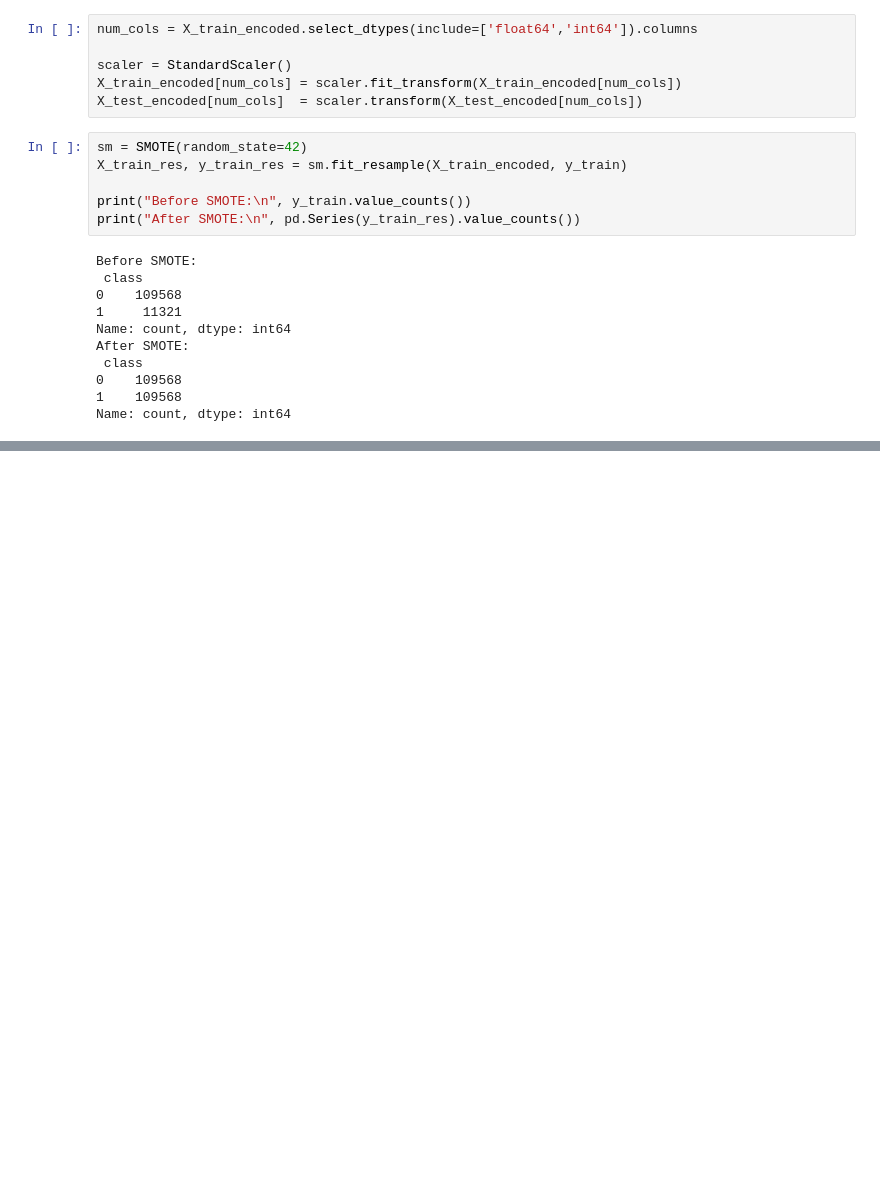
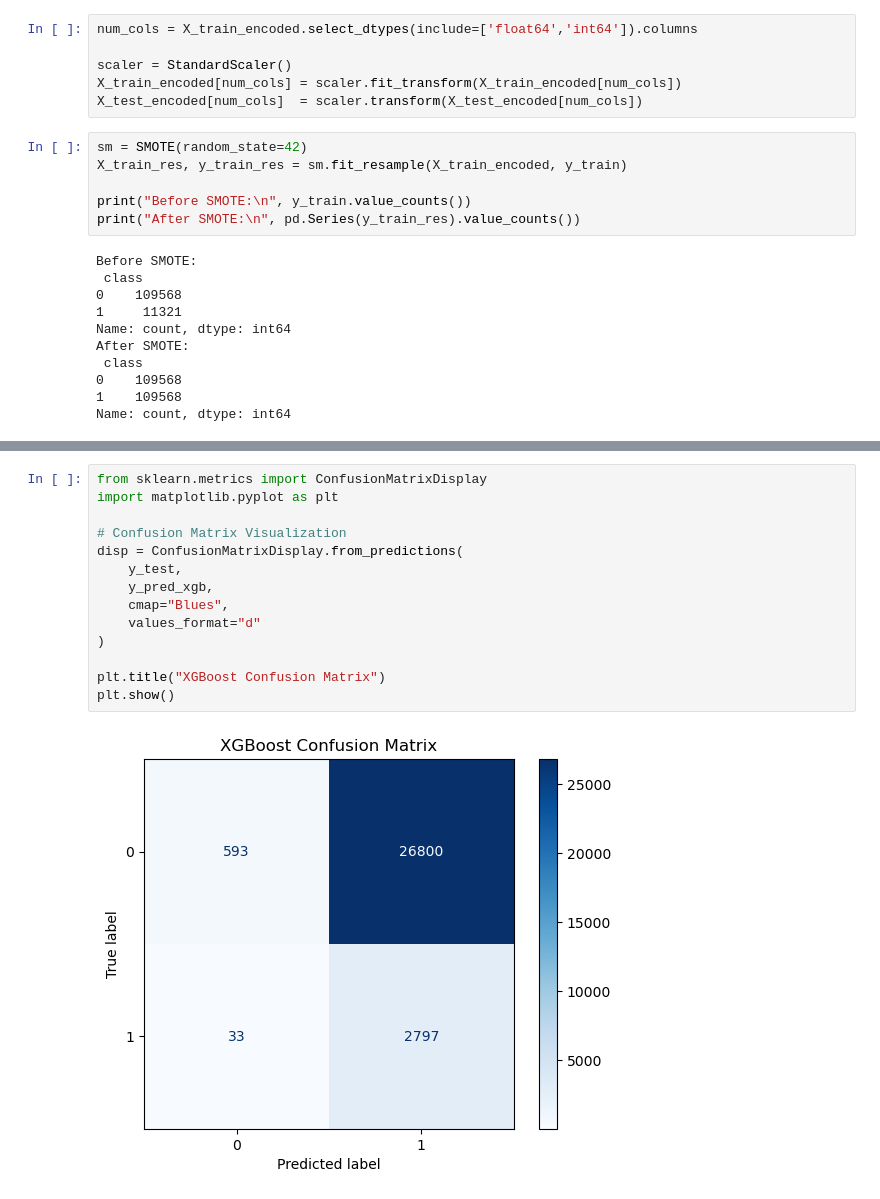
Before and after one commit to Ebenezer777/Fraud-Detection, a Jupyter notebook: notebooks/modeling.ipynb, the cells around one changed output, grey strips where cells are left out. Cells and saved outputs as stored; diff of their text form; blank space fills up the shorter version.

```diff
--- a/notebooks/modeling.ipynb
+++ b/notebooks/modeling.ipynb
@@ -129,0 +152,16 @@ AUC-PR (XGB): 0.2126844688786687
+# %%
+from sklearn.metrics import ConfusionMatrixDisplay
+import matplotlib.pyplot as plt
+
+# Confusion Matrix Visualization
+disp = ConfusionMatrixDisplay.from_predictions(
+    y_test,
+    y_pred_xgb,
+    cmap="Blues",
+    values_format="d"
+)
+
+plt.title("XGBoost Confusion Matrix")
+plt.show()
+# %% [output]
+[figure, added]
```
Also changed, not shown: parts of 6 cells of this notebook, 2 other files.
